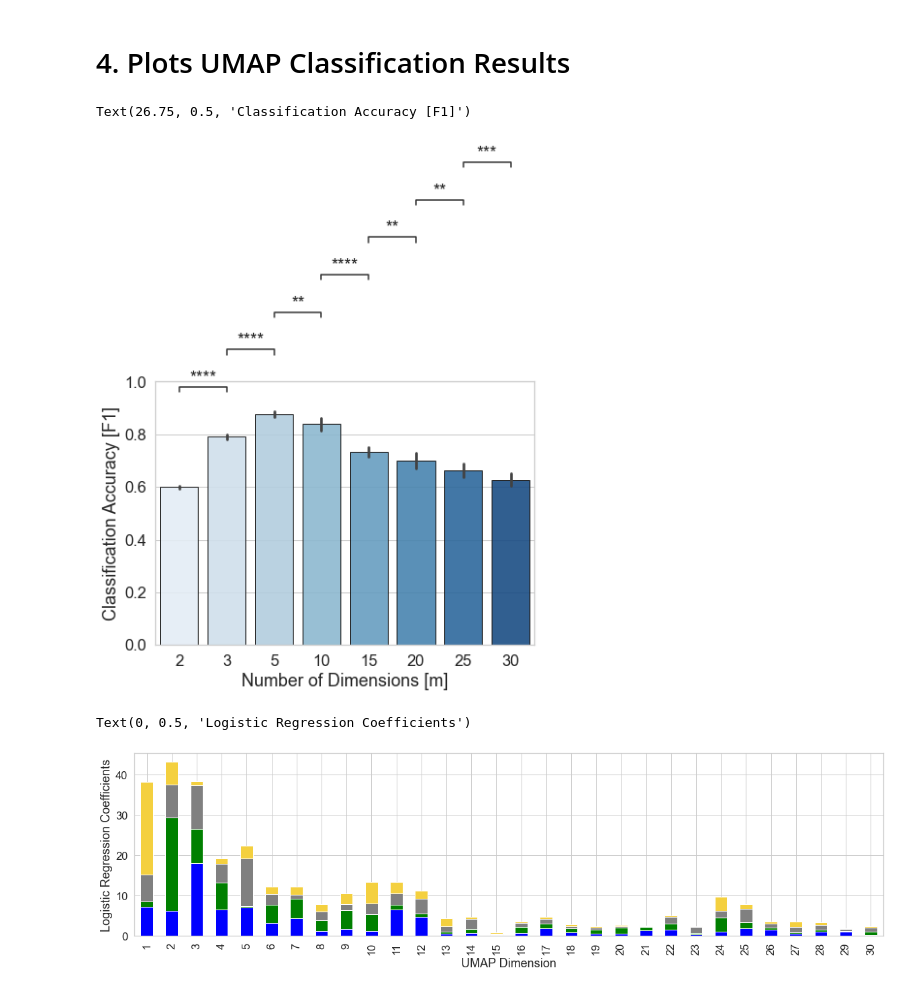
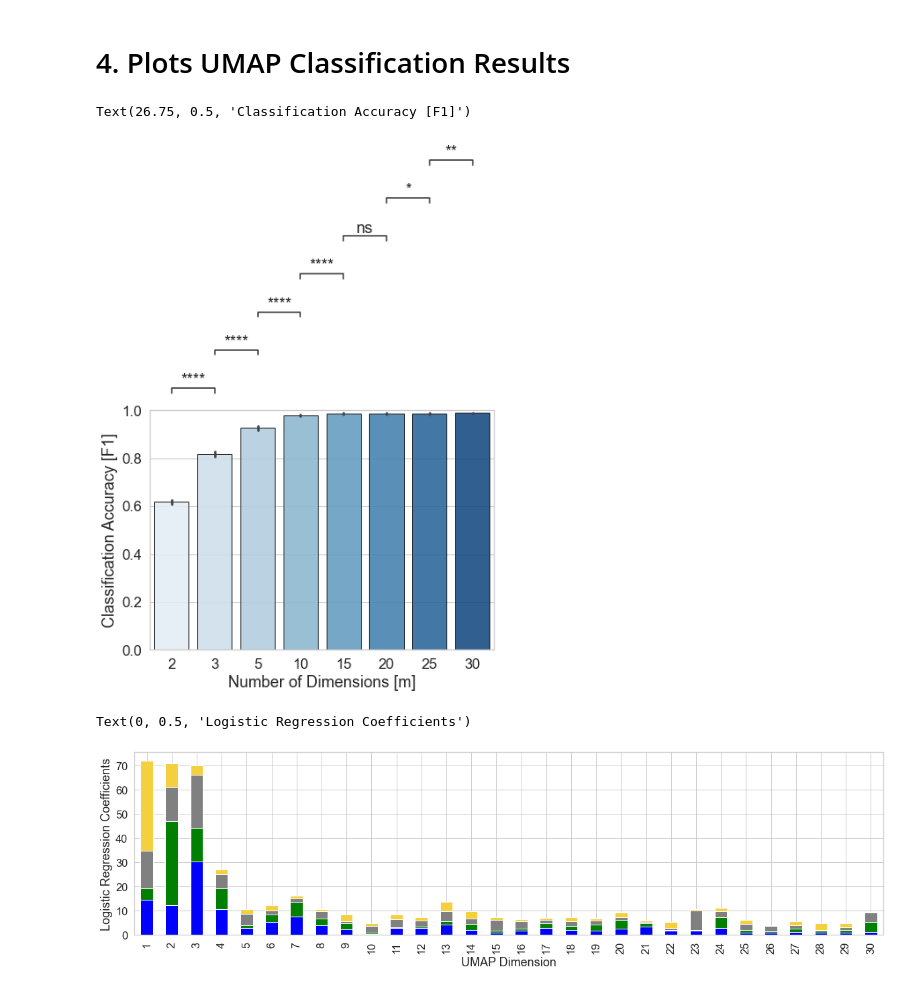
Before and after one commit to nimh-sfim/manifold_learning_fmri, a Jupyter notebook: Notebooks/N16_Figure10_ClassificationEval.ipynb, the cells around one changed output. Drawn from its saved outputs; the diff is of its cells as text; code cells hidden in the pictures.

Commit message:
Updated so it can run on the two different split modes: half-half and leave-one-subject-out

```diff
--- a/Notebooks/N16_Figure10_ClassificationEval.ipynb
+++ b/Notebooks/N16_Figure10_ClassificationEval.ipynb
@@ -26,13 +31,14 @@ As stated in the manuscript, we will only explore classification in a subset of
 le_cl_dist    = 'correlation'
 le_cl_knns    = [knn for knn in le_knns if knn > 50]
 le_input_data = 'Original'
+split_mode    = 'by_subject'
 # %% [markdown]
 Now we load both the F1 values and the coefficients
 # %%
 %%time
 LE_F1     = pd.DataFrame(columns=['Subject','Input','Norm','Knn','m','Classifier','F1'])
 LE_COEFFS = {}
-for clf in 'logisticregression','svc':
+for clf in ['logisticregression']:
     for m in tqdm(le_ms, desc='%s:'%clf):
         for knn in le_cl_knns:
             for nm in norm_methods:
@@ -40,9 +46,9 @@ for clf in 'logisticregression','svc':
                 # Load Classification results
                 # ===========================
                 path = osp.join(PRJ_DIR,'Data_Interim','PNAS2015','Procrustes','Classification','LE',le_input_data,
-                                'Procrustes_Craddock_0200.WL045s.WS1.5s.LE_{dist}_k{knn}_m{m}.{nm}.clf_results.{clf}_WindowName.pkl'.format(nm=nm,dist=le_cl_dist,knn=str(knn).zfill(4),
+                                'Procrustes_Craddock_0200.WL045s.WS1.5s.LE_{dist}_k{knn}_m{m}.{nm}.clf_results.{clf}_WindowName.{split_mode}.pkl'.format(nm=nm,dist=le_cl_dist,knn=str(knn).zfill(4),
                                                                                                                                             m=str(m).zfill(4),clf=clf,
-                                                                                                                                            wls=str(int(wls)).zfill(3),
+                                                                                                                                            wls=str(int(wls)).zfill(3), split_mode=split_mode,
                                                                                                                                             wss=str(wss)))
                 if osp.exists(path):
                     with open(path,'rb') as f:
@@ -135,15 +141,15 @@ umap_input_data             = 'Original'
 %%time
 UMAP_F1     = pd.DataFrame(columns=['Subject','Input','Norm','Knn','m','Classifier','F1'])
 UMAP_COEFFS = {}
-for clf in 'logisticregression','svc':
+for clf in ['logisticregression']:
     for m in tqdm([2,3,5,10,15,20,25,30], desc='%s:'%clf):
         for knn in umap_cl_knns:
             for nm in norm_methods:
                 UMAP_COEFFS[(nm,knn,m,clf)] = xr.DataArray(dims=['Subject','Dimension','Class'], coords={'Subject':['Procrustes'],'Dimension':['UMAP'+str(i+1).zfill(4) for i in range(m)],'Class':['BACK','MATH','REST','VIDE']})
                 # Load Classification results
                 # ===========================
-                path = osp.join(PRJ_DIR,'Data_Interim','PNAS2015','Procrustes','Classification','UMAP',umap_input_data,'Procrustes_Craddock_0200.WL{wls}s.WS{wss}s.UMAP_{dist}_k{knn}_m{m}.{nm}.clf_results.{clf}_WindowName.pkl'.format(nm=nm,
-                                        dist=umap_cl_dist,knn=str(knn).zfill(4),m=str(m).zfill(4),md=str(umap_cl_mdist),clf=clf,alpha=str(umap_cl_alpha),wls=str(int(wls)).zfill(3),wss=str(wss)))
+                path = osp.join(PRJ_DIR,'Data_Interim','PNAS2015','Procrustes','Classification','UMAP',umap_input_data,'Procrustes_Craddock_0200.WL{wls}s.WS{wss}s.UMAP_{dist}_k{knn}_m{m}.{nm}.clf_results.{clf}_WindowName.{split_mode}.pkl'.format(nm=nm,
+                                        dist=umap_cl_dist,knn=str(knn).zfill(4),m=str(m).zfill(4),md=str(umap_cl_mdist),clf=clf,alpha=str(umap_cl_alpha),split_mode=split_mode,wls=str(int(wls)).zfill(3),wss=str(wss)))
                 #'Procrustes_Craddock_0200.WL{wls}s.WS{wss}s.LE_{dist}_k{knn}_m{m}.{nm}.clf_results.{clf}_WindowName.pkl'.format(nm=nm,dist=umap_cl_dist,knn=str(knn).zfill(4),
                 #                                                                                                                m=str(m).zfill(4),md=str(umap_cl_mdist),clf=clf,
                 #                                                                                                                alpha=str(umap_cl_alpha),
@@ -184,21 +190,21 @@ Wall time: 3min 22s
 # %%
 sns.set(font_scale=1.5, style='whitegrid')
 fig, ax = plt.subplots(1,1,figsize=(7,5))
-data = UMAP_F1.set_index('Classifier').sort_index().loc['logisticregression']
+data = UMAP_F1.set_index('Classifier').sort_index().loc['logisticregression'].round(2)
 data['m'] = data['m'].astype(str)
 g = sns.barplot(data=data,y='F1',x='m', alpha=.9, palette=sns.color_palette('Blues',8), edgecolor='k')
 pairs = [(("2"),("3")),(("3"),("5")),(("5"),("10")),(("10"),("15")),(("15"),("20")),(("20"),("25")),(("25"),("30"))]
 
 annot = Annotator(g, pairs, data=data, y='F1',x='m')
 annot.configure(test='t-test_paired', verbose=0, comparisons_correction='fdr_bh', text_format="star", loc='outside', text_offset=0)
 annot.apply_test()
 annot.annotate()
 ax.set_ylim(0,1)
 ax.set_xlabel('Number of Dimensions [m]')
 ax.set_ylabel('Classification Accuracy [F1]')
 # %% [output]
 Text(26.75, 0.5, 'Classification Accuracy [F1]')
-[figure, old version]
+[figure, new version]
 # %%
 sns.set(font_scale=1.5, style='whitegrid')
 fig, ax = plt.subplots(1,1,figsize=(20,5))
@@ -219,4 +225,4 @@ df_summary.plot(kind='bar',stacked=True, legend=None, color=task_cmap_caps, ax=a
 ax.set_ylabel('Logistic Regression Coefficients')
 # %% [output]
 Text(0, 0.5, 'Logistic Regression Coefficients')
-[figure, old version]
+[figure, new version]
```
Also changed, not shown: parts of 5 cells of this notebook, 1 other file.
